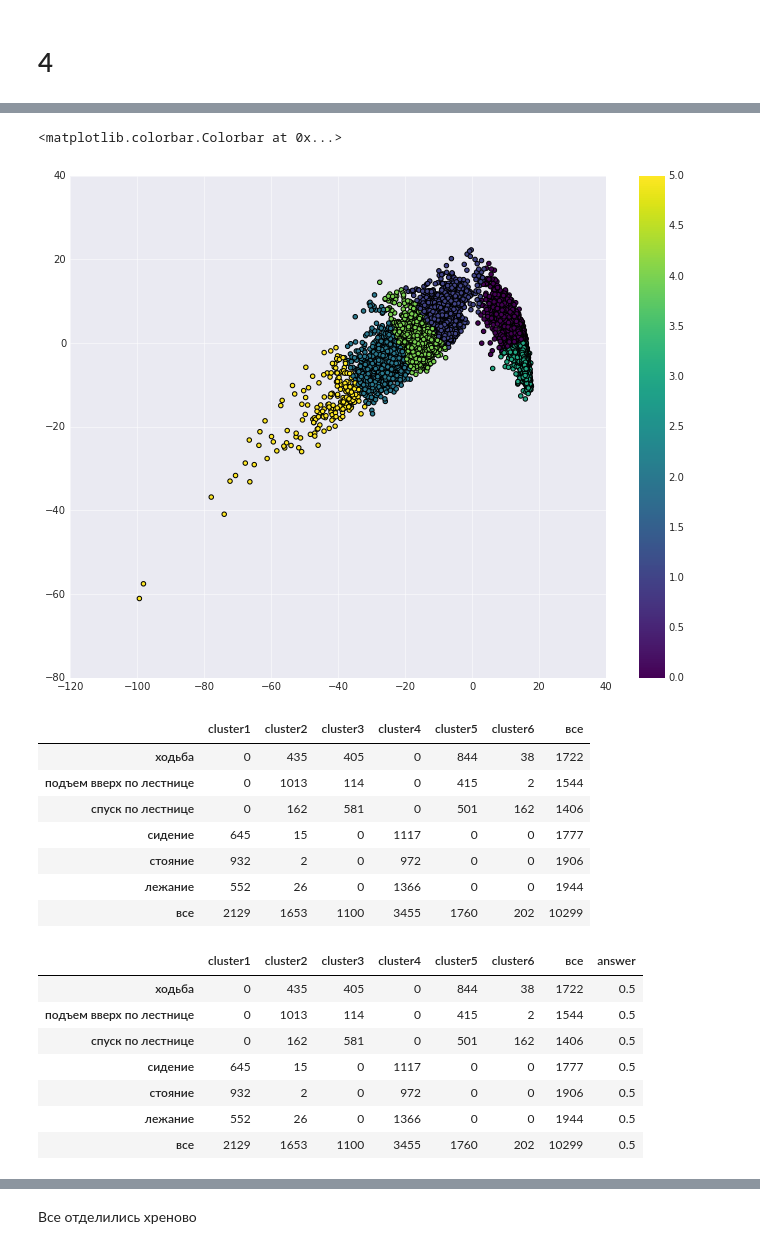
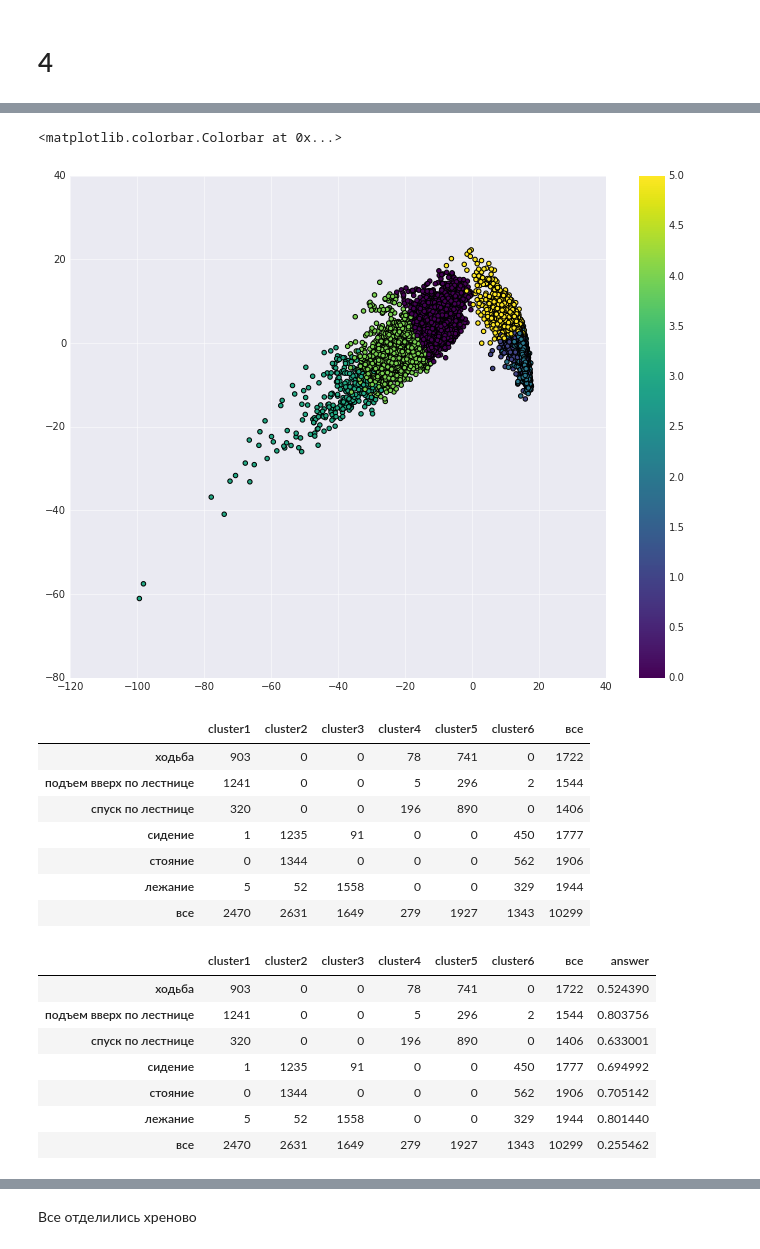
Before and after one commit to LeninTheMushroom/machine-learning, a Jupyter notebook: ods/7.ipynb, the cells around one changed output, grey strips where cells are left out. Drawn from its saved outputs; the diff is of its cells as text; code cells hidden in the pictures.

```diff
--- a/ods/7.ipynb
+++ b/ods/7.ipynb
@@ -64,7 +64,7 @@ for x in [56,63,64,65,66,193]:
 (66, 0.9022, 0.51)
 (193, 0.9922, 0.51)
 # %%
-pca = PCA(n_components=2)
+pca = PCA(n_components=65)
 X_pca = pca.fit(X_scaled).transform(X_scaled)
 data_x = [x[0] for x in X_pca]
 data_y = [x[1] for x in X_pca]
@@ -121,7 +121,7 @@ plt.scatter(data_x, data_y,c=predicted, s=20, cmap='viridis');
 plt.colorbar()
 # %% [output]
 <matplotlib.colorbar.Colorbar at 0x...>
-[figure, old version]
+[figure, new version]
 # %%
 tab = pd.crosstab(y, predicted, margins=True)
 tab.index = ['ходьба', 'подъем вверх по лестнице',
@@ -130,28 +130,28 @@ tab.columns = ['cluster' + str(i + 1) for i in range(6)] + ['все']
 tab
 # %% [output]
 |  | cluster1 | cluster2 | cluster3 | cluster4 | cluster5 | cluster6 | все |
-| ходьба | 0 | 435 | 405 | 0 | 844 | 38 | 1722 |
-| подъем вверх по лестнице | 0 | 1013 | 114 | 0 | 415 | 2 | 1544 |
-| спуск по лестнице | 0 | 162 | 581 | 0 | 501 | 162 | 1406 |
-| сидение | 645 | 15 | 0 | 1117 | 0 | 0 | 1777 |
-| стояние | 932 | 2 | 0 | 972 | 0 | 0 | 1906 |
-| лежание | 552 | 26 | 0 | 1366 | 0 | 0 | 1944 |
-| все | 2129 | 1653 | 1100 | 3455 | 1760 | 202 | 10299 |
+| ходьба | 903 | 0 | 0 | 78 | 741 | 0 | 1722 |
+| подъем вверх по лестнице | 1241 | 0 | 0 | 5 | 296 | 2 | 1544 |
+| спуск по лестнице | 320 | 0 | 0 | 196 | 890 | 0 | 1406 |
+| сидение | 1 | 1235 | 91 | 0 | 0 | 450 | 1777 |
+| стояние | 0 | 1344 | 0 | 0 | 0 | 562 | 1906 |
+| лежание | 5 | 52 | 1558 | 0 | 0 | 329 | 1944 |
+| все | 2470 | 2631 | 1649 | 279 | 1927 | 1343 | 10299 |
 # %%
 answers = []
 for pos,ser in tab.iterrows():
-    answers.append(round(ser.max()/float(ser.sum()),10))
+    answers.append(round(ser[:-1].max()/float(ser[:-1].sum()),10))
 tab['answer'] = answers
 tab
 # %% [output]
 |  | cluster1 | cluster2 | cluster3 | cluster4 | cluster5 | cluster6 | все | answer |
-| ходьба | 0 | 435 | 405 | 0 | 844 | 38 | 1722 | 0.5 |
-| подъем вверх по лестнице | 0 | 1013 | 114 | 0 | 415 | 2 | 1544 | 0.5 |
-| спуск по лестнице | 0 | 162 | 581 | 0 | 501 | 162 | 1406 | 0.5 |
-| сидение | 645 | 15 | 0 | 1117 | 0 | 0 | 1777 | 0.5 |
-| стояние | 932 | 2 | 0 | 972 | 0 | 0 | 1906 | 0.5 |
-| лежание | 552 | 26 | 0 | 1366 | 0 | 0 | 1944 | 0.5 |
-| все | 2129 | 1653 | 1100 | 3455 | 1760 | 202 | 10299 | 0.5 |
+| ходьба | 903 | 0 | 0 | 78 | 741 | 0 | 1722 | 0.524390 |
+| подъем вверх по лестнице | 1241 | 0 | 0 | 5 | 296 | 2 | 1544 | 0.803756 |
+| спуск по лестнице | 320 | 0 | 0 | 196 | 890 | 0 | 1406 | 0.633001 |
+| сидение | 1 | 1235 | 91 | 0 | 0 | 450 | 1777 | 0.694992 |
+| стояние | 0 | 1344 | 0 | 0 | 0 | 562 | 1906 | 0.705142 |
+| лежание | 5 | 52 | 1558 | 0 | 0 | 329 | 1944 | 0.801440 |
+| все | 2470 | 2631 | 1649 | 279 | 1927 | 1343 | 10299 | 0.255462 |
 # %%
 tab['answer'].sort_values(ascending=False)
 # %% [output]
```
Also changed, not shown: parts of 12 cells of this notebook.
